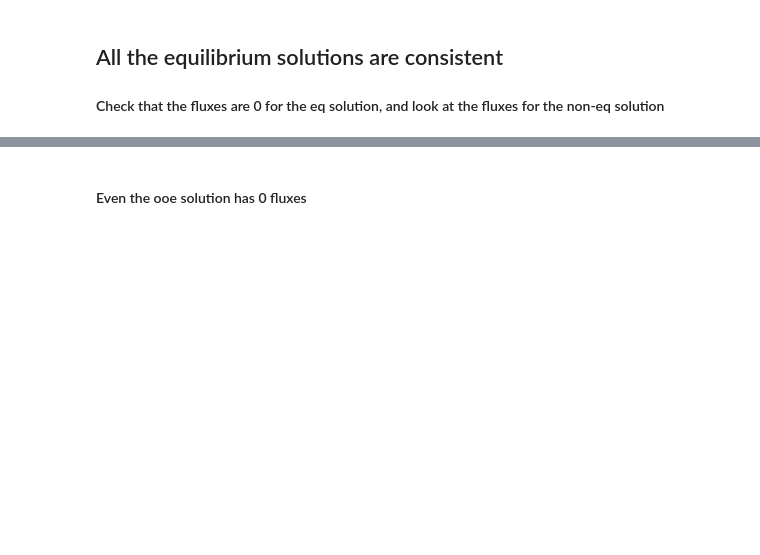
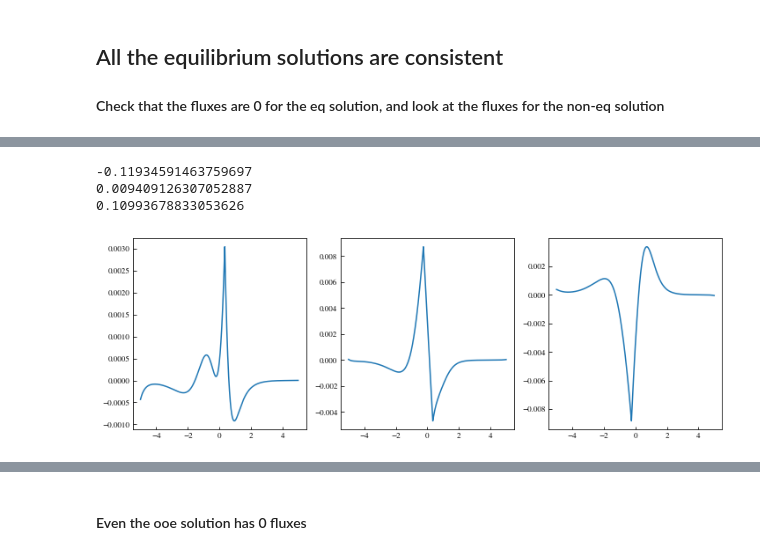
Before and after one commit to cachetdaspirine/active_phase_separation_small_computation, a Jupyter notebook: Simple_case_ooe_fluxs.ipynb, the cells around one changed output, grey strips where cells are left out. Cells and saved outputs as stored; diff of their text form; code cells hidden in the pictures; blank space fills up the shorter version.

```diff
--- a/Simple_case_ooe_fluxs.ipynb
+++ b/Simple_case_ooe_fluxs.ipynb
@@ -161,0 +247,24 @@ for i in range(3):
+# %%
+
+fig,ax = plt.subplots(ncols=3,figsize=(12,4))
+X = np.linspace(X0,Xf,n,endpoint=False)
+chem_A_ooe_flux = -kab(X,Aab)*rho_a_ooe+kba(X,Aab)*rho_b_ooe-kac(X,Aac)*rho_a_ooe+kca(X,Aac)*rho_c_ooe
+chem_B_ooe_flux = kab(X,Aab)*rho_a_ooe-kba(X,Aab)*rho_b_ooe-kbc(X,Aac)*rho_b_ooe+kcb(X,Abc)*rho_c_ooe
+chem_C_ooe_flux = kac(X,Aac)*rho_a_ooe-kca(X,Aac)*rho_c_ooe+kbc(X,Aac)*rho_b_ooe-kcb(X,Abc)*rho_c_ooe
+
+#ax[0].plot(X,D(A_ooe__diff_flux,dx),label='D(diffusive)')
+ax[0].plot(X,chem_A_ooe_flux,label='chemical')
+
+#ax[1].plot(X,D(B_ooe__diff_flux,dx),label='D(diffusive)')
+ax[1].plot(X,chem_B_ooe_flux,label='chemical')
+
+#ax[2].plot(X,D(C_ooe__diff_flux,dx),label='D(diffusive)')
+ax[2].plot(X,chem_C_ooe_flux,label='chemical')
+print(sum(chem_A_ooe_flux))
+print(sum(chem_B_ooe_flux))
+print(sum(chem_C_ooe_flux))
+# %% [output]
+-0.11934591463759697
+0.009409126307052887
+0.10993678833053626
+[figure, added]
```
Also changed, not shown: parts of 12 cells of this notebook, 3 other files.
